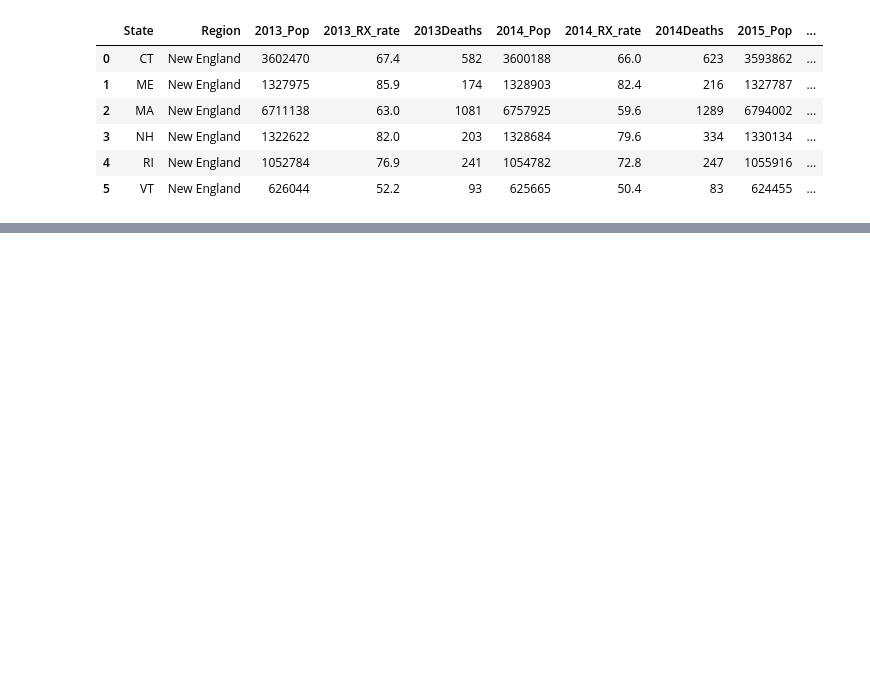
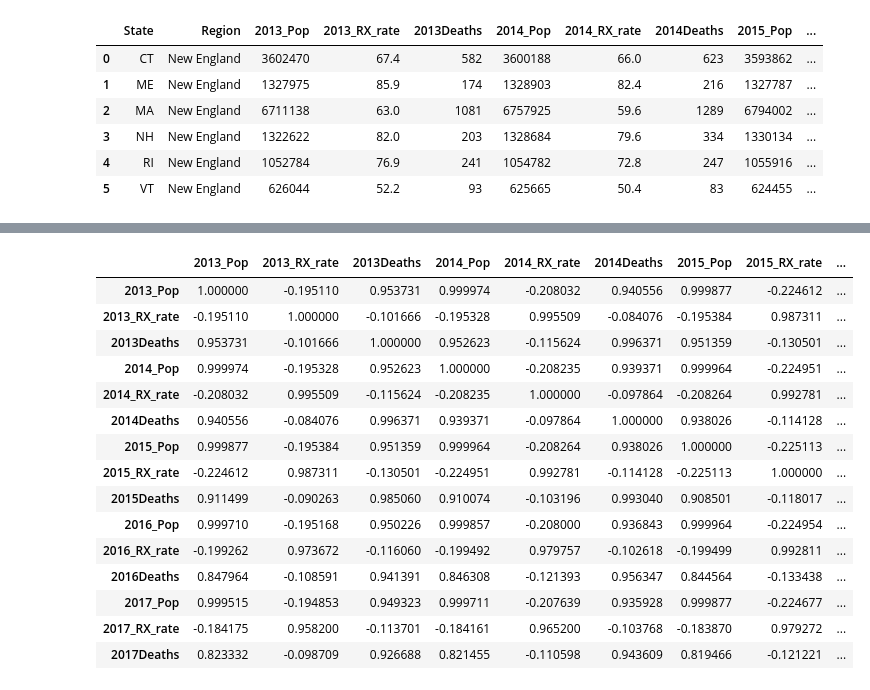
Before and after one commit to cgilbert05/Project-Team-Blue, a Jupyter notebook: Project_1_CountryInCrisis.ipynb, the cells around one changed output, grey strips where cells are left out. Cells and saved outputs as stored; diff of their text form; code cells hidden in the pictures; blank space fills up the shorter version.

Commit message:
added table of correlations

```diff
--- a/Project_1_CountryInCrisis.ipynb
+++ b/Project_1_CountryInCrisis.ipynb
@@ -264,0 +286,20 @@ master_sum_stats_df
+# %%
+# create table of correlations
+master_df.corr()
+# %% [output]
+|  | 2013_Pop | 2013_RX_rate | 2013Deaths | 2014_Pop | 2014_RX_rate | 2014Deaths | 2015_Pop | 2015_RX_rate | ... |
+| 2013_Pop | 1.000000 | -0.195110 | 0.953731 | 0.999974 | -0.208032 | 0.940556 | 0.999877 | -0.224612 | ... |
+| 2013_RX_rate | -0.195110 | 1.000000 | -0.101666 | -0.195328 | 0.995509 | -0.084076 | -0.195384 | 0.987311 | ... |
+| 2013Deaths | 0.953731 | -0.101666 | 1.000000 | 0.952623 | -0.115624 | 0.996371 | 0.951359 | -0.130501 | ... |
+| 2014_Pop | 0.999974 | -0.195328 | 0.952623 | 1.000000 | -0.208235 | 0.939371 | 0.999964 | -0.224951 | ... |
+| 2014_RX_rate | -0.208032 | 0.995509 | -0.115624 | -0.208235 | 1.000000 | -0.097864 | -0.208264 | 0.992781 | ... |
+| 2014Deaths | 0.940556 | -0.084076 | 0.996371 | 0.939371 | -0.097864 | 1.000000 | 0.938026 | -0.114128 | ... |
+| 2015_Pop | 0.999877 | -0.195384 | 0.951359 | 0.999964 | -0.208264 | 0.938026 | 1.000000 | -0.225113 | ... |
+| 2015_RX_rate | -0.224612 | 0.987311 | -0.130501 | -0.224951 | 0.992781 | -0.114128 | -0.225113 | 1.000000 | ... |
+| 2015Deaths | 0.911499 | -0.090263 | 0.985060 | 0.910074 | -0.103196 | 0.993040 | 0.908501 | -0.118017 | ... |
+| 2016_Pop | 0.999710 | -0.195168 | 0.950226 | 0.999857 | -0.208000 | 0.936843 | 0.999964 | -0.224954 | ... |
+| 2016_RX_rate | -0.199262 | 0.973672 | -0.116060 | -0.199492 | 0.979757 | -0.102618 | -0.199499 | 0.992811 | ... |
+| 2016Deaths | 0.847964 | -0.108591 | 0.941391 | 0.846308 | -0.121393 | 0.956347 | 0.844564 | -0.133438 | ... |
+| 2017_Pop | 0.999515 | -0.194853 | 0.949323 | 0.999711 | -0.207639 | 0.935928 | 0.999877 | -0.224677 | ... |
+| 2017_RX_rate | -0.184175 | 0.958200 | -0.113701 | -0.184161 | 0.965200 | -0.103768 | -0.183870 | 0.979272 | ... |
+| 2017Deaths | 0.823332 | -0.098709 | 0.926688 | 0.821455 | -0.110598 | 0.943609 | 0.819466 | -0.121221 | ... |
```
Also changed, not shown: parts of 2 cells of this notebook.
